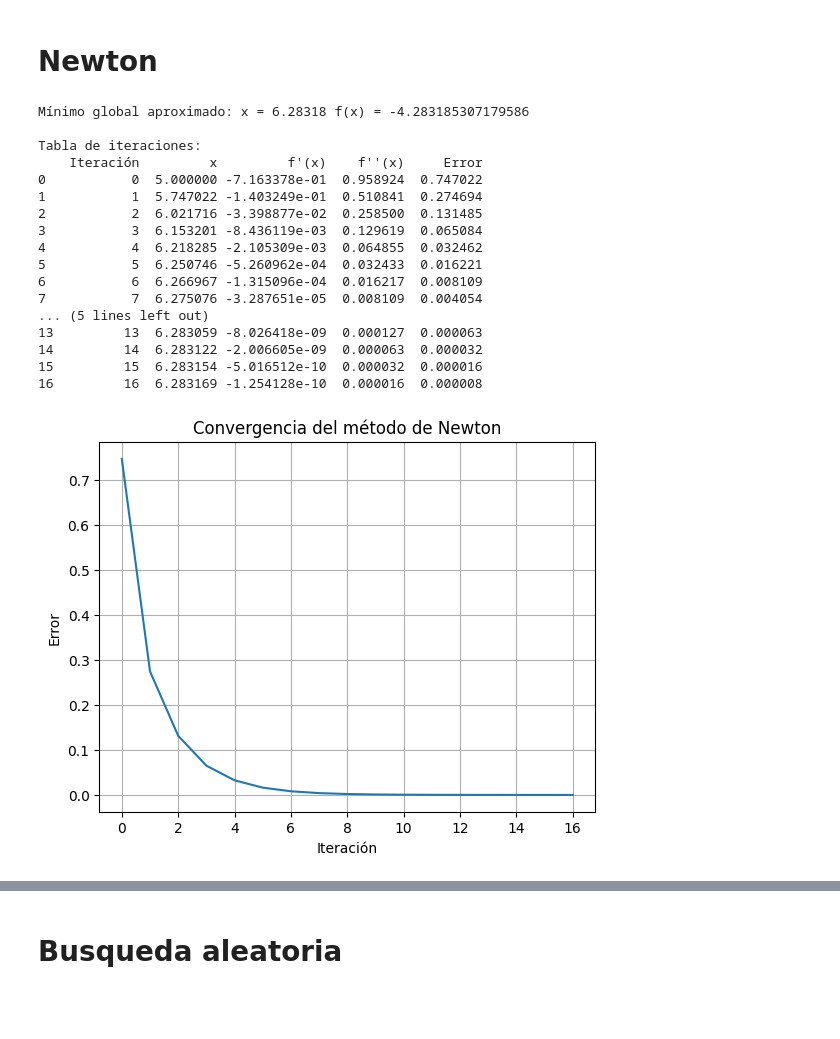
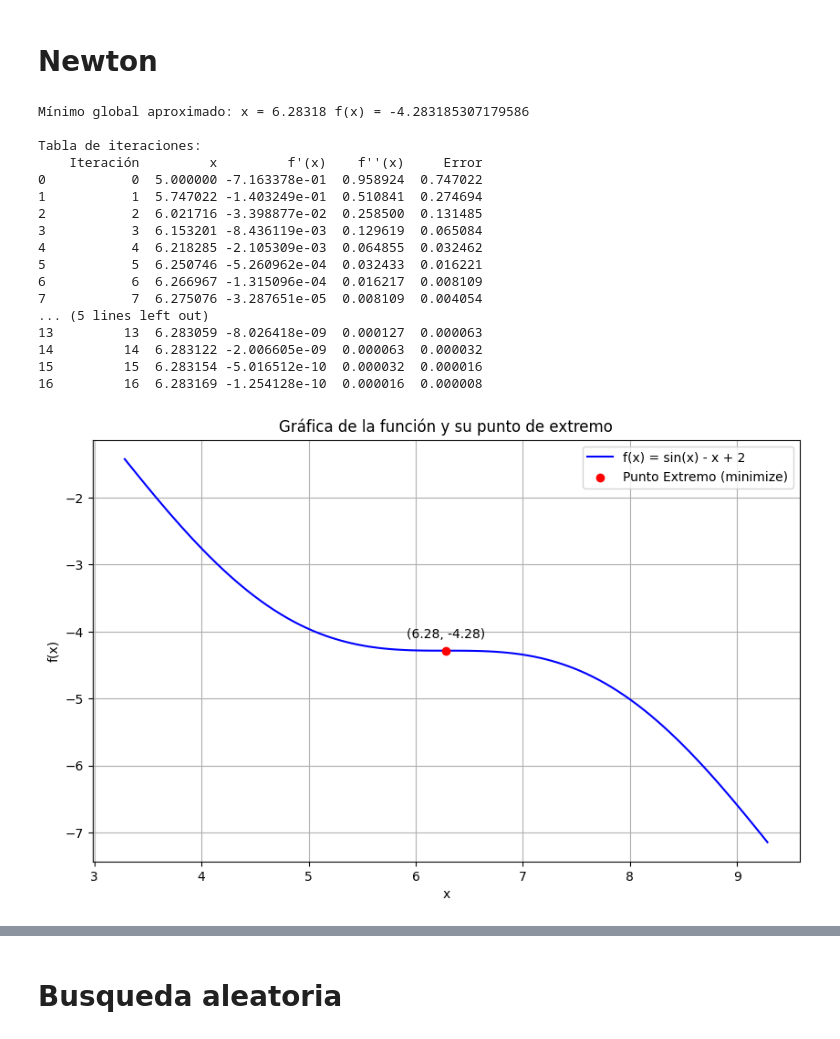
Before and after one commit to danielBrand12/optimization-20252, a Jupyter notebook: optimizacion.ipynb, the cells around one changed output, grey strips where cells are left out. Cells and saved outputs as stored; diff of their text form; code cells hidden in the pictures; blank space fills up the shorter version.

```diff
--- a/optimizacion.ipynb
+++ b/optimizacion.ipynb
@@ -248,13 +279,13 @@ def razon_dorada(f, xl, xu, error, method = 'minimize'):
     return xopt, iteraciones, results
 
 
-xl = -1
+xl = -10
 
-xu = 1
+xu = 10
 
 error = 0
 
-raiz, iteraciones, df = razon_dorada(f, xl, xu, error, method='maximize')
+raiz, iteraciones, df = razon_dorada(f, xl, xu, error, method='minimize')
 
 print("La raiz es: ", raiz)
 print("Se realizaron ", iteraciones, " iteraciones")
@@ -266,4 +297,18 @@ plt.xlabel('Iteración')
 plt.ylabel('Error Absoluto')
 plt.title('Comportamiento del error absoluto en el método de bisección')
 plt.show()
+
+# Gráfica de la función f(x) para el método de razón dorada
+import numpy as np
+x_vals = np.linspace(xl, xu, 200)
+y_vals = [f(x) for x in x_vals]
+plt.figure(figsize=(6,4))
+plt.plot(x_vals, y_vals, label='f(x)')
+plt.scatter(raiz, f(raiz), color='red', s=80, label='Óptimo encontrado')
+plt.xlabel('x')
+plt.ylabel('f(x)')
+plt.title('Gráfica de f(x) en el intervalo')
+plt.legend()
+plt.grid(True)
+plt.show()
 # %% [output]
@@ -473,6 +551,7 @@ import sympy as sp
 import pandas as pd
 import matplotlib.pyplot as plt
 from concurrent.futures import ThreadPoolExecutor
+import numpy as np
 
 # Definir la función simbólica
 x = sp.Symbol('x')
@@ -558,31 +637,53 @@ else:
 
 print("\nTabla de iteraciones:")
 print(tabla)
 
+# --- INICIO DE CÓDIGO AGREGADO PARA GRAFICAR LA FUNCIÓN Y EL PUNTO ---
+
+# Generar datos para la gráfica
+rango_x = np.linspace(x_opt - 3, x_opt + 3, 100)
+rango_y = f_num(rango_x)
+
+# Graficar la función y el punto crítico
+plt.figure(figsize=(10, 6))
+plt.plot(rango_x, rango_y, label='f(x) = sin(x) - x + 2', color='blue')
+plt.scatter(x_opt, f_opt, color='red', zorder=5, label=f'Punto Extremo ({method})')
+plt.annotate(f'({x_opt:.2f}, {f_opt:.2f})', (x_opt, f_opt), textcoords="offset points", xytext=(0,10), ha='center')
+
+plt.title('Gráfica de la función y su punto de extremo')
+plt.xlabel('x')
+plt.ylabel('f(x)')
+plt.legend()
+plt.grid(True)
+plt.show()
+
+# --- FIN DEL CÓDIGO AGREGADO ---
+
 # Gráfica del error
+plt.figure(figsize=(10, 6))
 plt.plot(tabla["Iteración"], tabla["Error"])
 plt.xlabel("Iteración")
 plt.ylabel("Error")
 plt.title("Convergencia del método de Newton")
 #plt.yscale("log")  # Escala logarítmica para ver mejor la convergencia
 plt.grid(True)
 plt.show()
 # %% [output]
 Mínimo global aproximado: x = 6.28318 f(x) = -4.283185307179586
 
 Tabla de iteraciones:
     Iteración         x         f'(x)    f''(x)     Error
 0           0  5.000000 -7.163378e-01  0.958924  0.747022
 1           1  5.747022 -1.403249e-01  0.510841  0.274694
 2           2  6.021716 -3.398877e-02  0.258500  0.131485
 3           3  6.153201 -8.436119e-03  0.129619  0.065084
 4           4  6.218285 -2.105309e-03  0.064855  0.032462
 5           5  6.250746 -5.260962e-04  0.032433  0.016221
 6           6  6.266967 -1.315096e-04  0.016217  0.008109
 7           7  6.275076 -3.287651e-05  0.008109  0.004054
 ... (5 lines left out)
 13         13  6.283059 -8.026418e-09  0.000127  0.000063
 14         14  6.283122 -2.006605e-09  0.000063  0.000032
 15         15  6.283154 -5.016512e-10  0.000032  0.000016
 16         16  6.283169 -1.254128e-10  0.000016  0.000008
-[figure, old version]
+[figure, new version]
```
Also changed, not shown: parts of 6 cells of this notebook.
